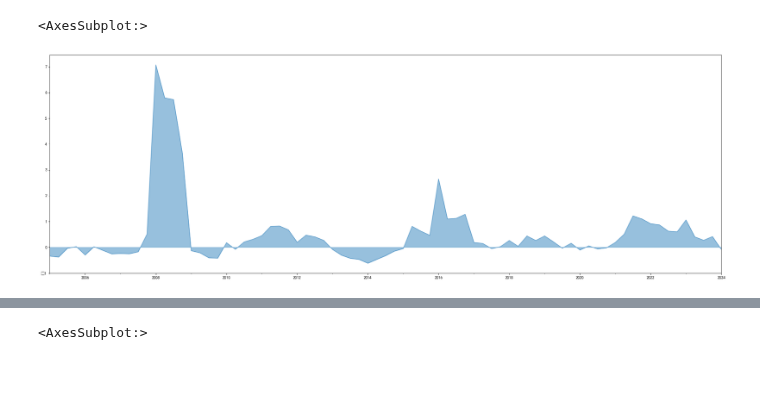
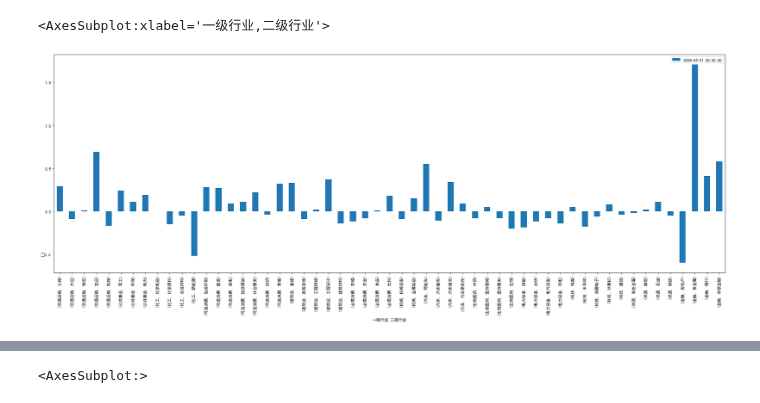
Before and after one commit to alexleethinker/Trading, a Jupyter notebook: notebooks/金融数据爬虫/库存分析.ipynb, the cells around one changed output, grey strips where cells are left out. Drawn from its saved outputs; the diff is of its cells as text; code cells hidden in the pictures; blank space fills up the shorter version.

```diff
--- a/notebooks/金融数据爬虫/库存分析.ipynb
+++ b/notebooks/金融数据爬虫/库存分析.ipynb
@@ -34,8 +79,8 @@ capex.groupby(['一级行业','二级行业']).sum().T
 # %%
-df = capex[capex['三级行业'].isin(['硅料'])].groupby(['二级行业']).sum().T/100000000
+df = capex.groupby(['一级行业','二级行业']).sum().T/100000000
 df.index = pd.to_datetime(df.index)
-df = df[(df.index > '2004-01-01')].sum(axis=1)
-((df - df.shift(4)) / df.shift(4)).dropna(how='all').plot.area(stacked=False,xlabel = '',figsize=(30,10), colormap = 'tab20c')
+df = ((df - df.shift(4)) / df.shift(4)).dropna(how='all').round(2)
+df.tail(1).T.plot.bar(figsize=(30,10))
 # %% [output]
-<AxesSubplot:>
+<AxesSubplot:xlabel='一级行业,二级行业'>
-[figure, old version]
+[figure, new version]
```
Also changed, not shown: parts of 13 cells of this notebook, 1 other file.
